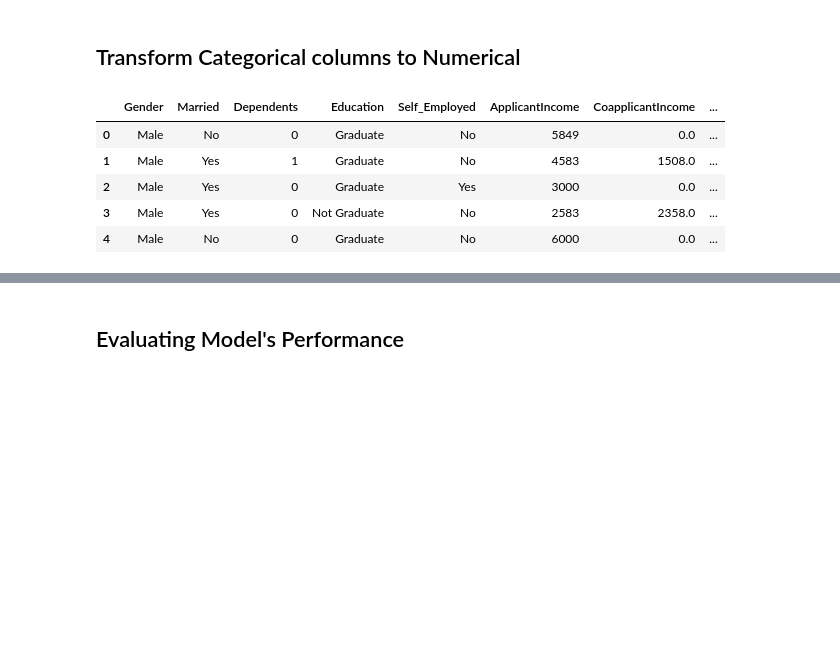
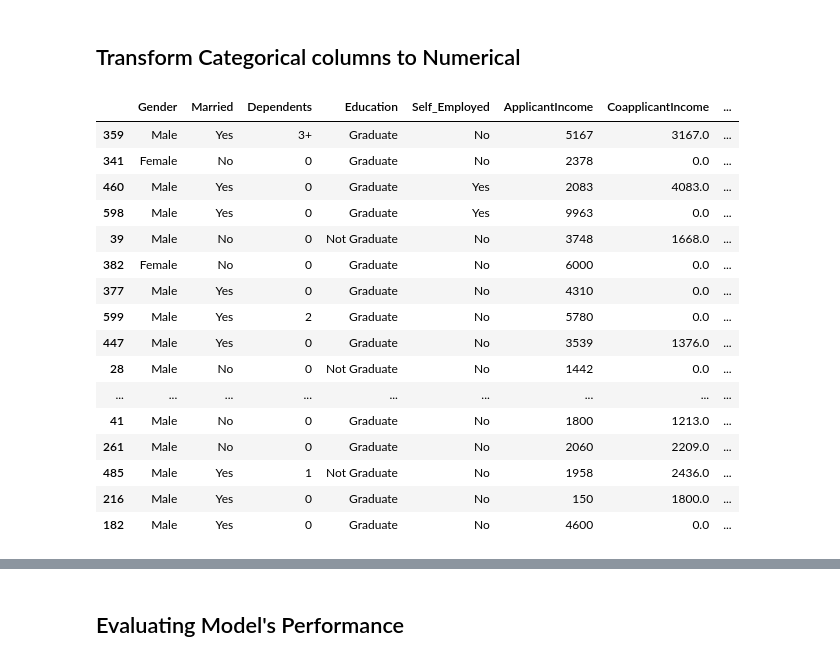
Before and after one commit to Bolaji61/Loan-Prediction-Project, a Jupyter notebook: notebook/loan_prediction.ipynb, the cells around one changed output, grey strips where cells are left out. Saved outputs shown, nothing was run; the diff lists cells and outputs as text; code cells hidden in the pictures; blank space fills up the shorter version.

```diff
--- a/notebook/loan_prediction.ipynb
+++ b/notebook/loan_prediction.ipynb
@@ -350,15 +350,26 @@ train=train.drop(['Loan_ID', 'LoanAmount_log'], axis=1)
 test=test.drop(['Loan_ID', 'LoanAmount_log'], axis=1)
 # %% [markdown]
 ## Transform Categorical columns to Numerical
-# %%
-train.head(5)
-# %% [output]
-|  | Gender | Married | Dependents | Education | Self_Employed | ApplicantIncome | CoapplicantIncome | ... |
-| 0 | Male | No | 0 | Graduate | No | 5849 | 0.0 | ... |
-| 1 | Male | Yes | 1 | Graduate | No | 4583 | 1508.0 | ... |
-| 2 | Male | Yes | 0 | Graduate | Yes | 3000 | 0.0 | ... |
-| 3 | Male | Yes | 0 | Not Graduate | No | 2583 | 2358.0 | ... |
-| 4 | Male | No | 0 | Graduate | No | 6000 | 0.0 | ... |
+# %%
+train.sample(30)
+# %% [output]
+|  | Gender | Married | Dependents | Education | Self_Employed | ApplicantIncome | CoapplicantIncome | ... |
+| 359 | Male | Yes | 3+ | Graduate | No | 5167 | 3167.0 | ... |
+| 341 | Female | No | 0 | Graduate | No | 2378 | 0.0 | ... |
+| 460 | Male | Yes | 0 | Graduate | Yes | 2083 | 4083.0 | ... |
+| 598 | Male | Yes | 0 | Graduate | Yes | 9963 | 0.0 | ... |
+| 39 | Male | No | 0 | Not Graduate | No | 3748 | 1668.0 | ... |
+| 382 | Female | No | 0 | Graduate | No | 6000 | 0.0 | ... |
+| 377 | Male | Yes | 0 | Graduate | No | 4310 | 0.0 | ... |
+| 599 | Male | Yes | 2 | Graduate | No | 5780 | 0.0 | ... |
+| 447 | Male | Yes | 0 | Graduate | No | 3539 | 1376.0 | ... |
+| 28 | Male | No | 0 | Not Graduate | No | 1442 | 0.0 | ... |
+| ... | ... | ... | ... | ... | ... | ... | ... | ... |
+| 41 | Male | No | 0 | Graduate | No | 1800 | 1213.0 | ... |
+| 261 | Male | No | 0 | Graduate | No | 2060 | 2209.0 | ... |
+| 485 | Male | Yes | 1 | Not Graduate | No | 1958 | 2436.0 | ... |
+| 216 | Male | Yes | 0 | Graduate | No | 150 | 1800.0 | ... |
+| 182 | Male | Yes | 0 | Graduate | No | 4600 | 0.0 | ... |
 # %%
 def replace_values(dataframe):
     gender_values = {'Female': 0, 'Male': 1}
```
Also changed, not shown: parts of 3 cells of this notebook.
